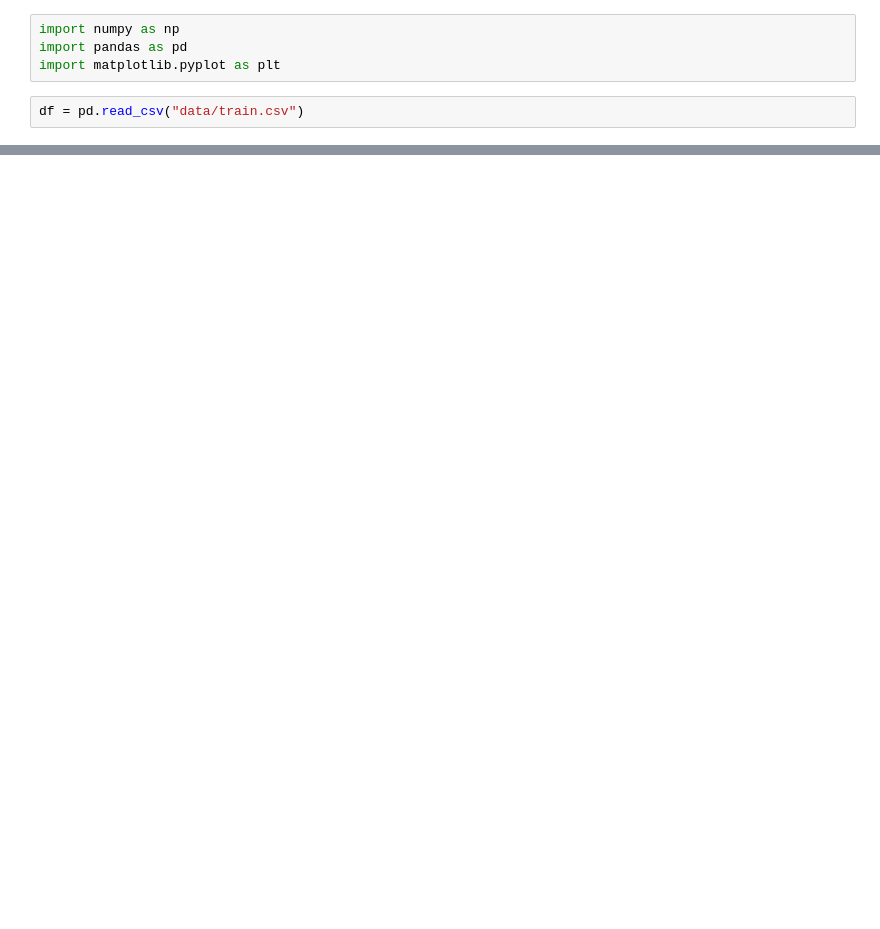
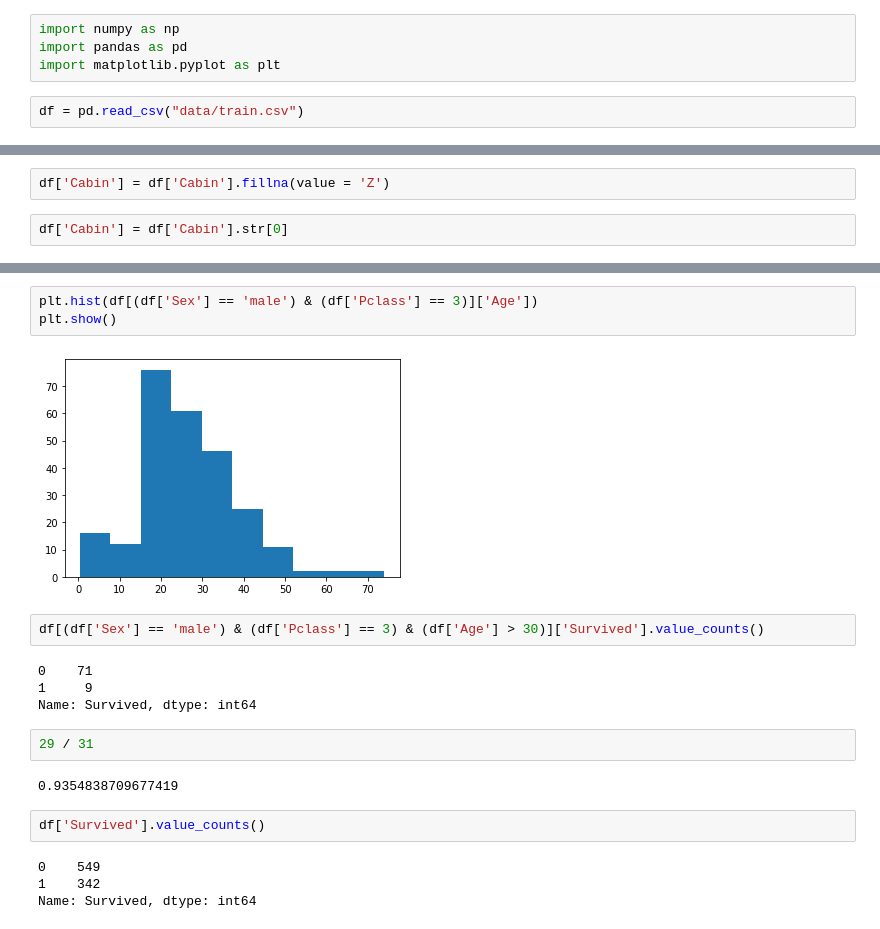
Before and after one commit to dhananjai1511/genpact-ds-batch-2, a Jupyter notebook: Data Analysis/titanic/Just for fun.ipynb, the cells around one changed output, grey strips where cells are left out. Cells and saved outputs as stored; diff of their text form; blank space fills up the shorter version.

```diff
--- a/Data Analysis/titanic/Just for fun.ipynb
+++ b/Data Analysis/titanic/Just for fun.ipynb
@@ -31,0 +126,4 @@ Name: Survived, dtype: int64
+# %%
+df['Cabin'] = df['Cabin'].fillna(value = 'Z')
+# %%
+df['Cabin'] = df['Cabin'].str[0]
@@ -31,0 +208,21 @@ Name: Survived, dtype: int64
+# %%
+plt.hist(df[(df['Sex'] == 'male') & (df['Pclass'] == 3)]['Age'])
+plt.show()
+# %% [output]
+[figure, added]
+# %%
+df[(df['Sex'] == 'male') & (df['Pclass'] == 3) & (df['Age'] > 30)]['Survived'].value_counts()
+# %% [output]
+0    71
+1     9
+Name: Survived, dtype: int64
+# %%
+29 / 31
+# %% [output]
+0.9354838709677419
+# %%
+df['Survived'].value_counts()
+# %% [output]
+0    549
+1    342
+Name: Survived, dtype: int64
```
Also changed, not shown: parts of 39 cells of this notebook, 12 other files.
